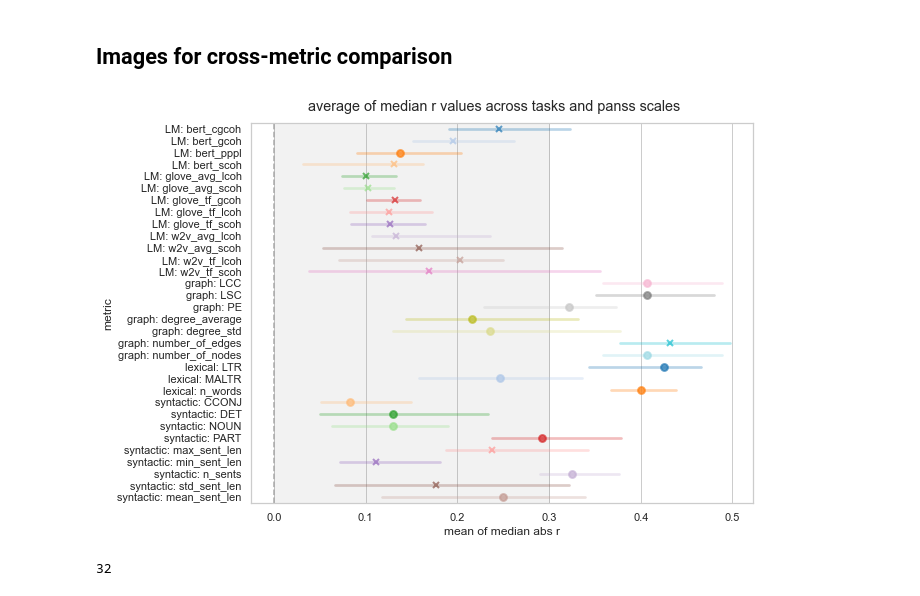
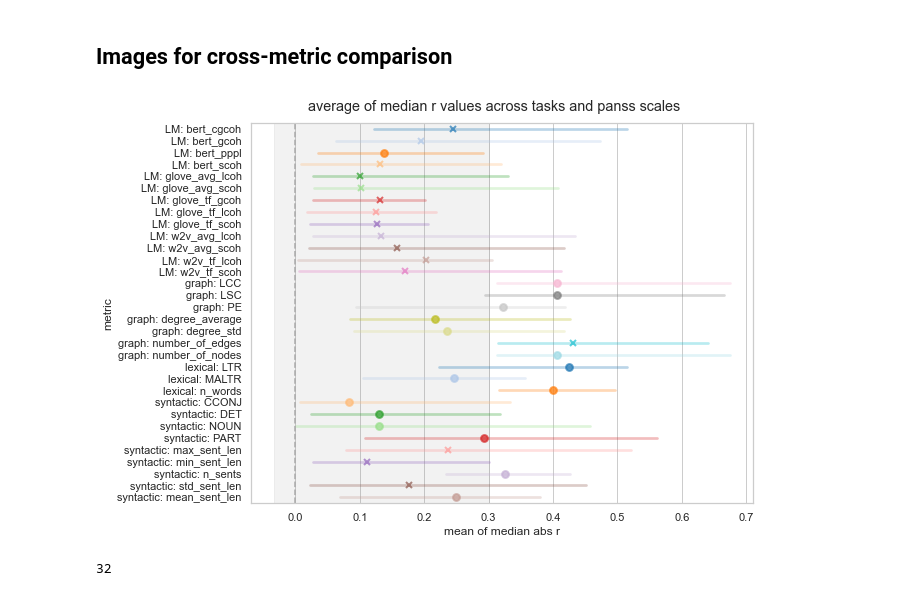
Before and after one commit to flying-bear/NLP_NAP_Benchmarking, a Jupyter notebook: analyse_ru.ipynb, the cells around one changed output. Drawn from its saved outputs; the diff is of its cells as text; code cells hidden in the pictures.

```diff
--- a/analyse_ru.ipynb
+++ b/analyse_ru.ipynb
@@ -687,7 +952,7 @@ for task in TASKS:
 # %% [markdown]
 ### Plot vertical bar plots for LMs
 # %%
-def plot_LM_scales_for_task(df, title, measure='r', plot_abs=False, figsize=(18, 18), order=order, sz=False):
+def plot_LM_scales_for_task(df, title, measure='r', plot_abs=False, figsize=(18, 18), order=order, sz=False, errorbar=ERRORBAR):
     ab = 'abs ' if plot_abs else ''
     absolute_value = f' (absolute r value)' if plot_abs else ''
     sz_ = '_sz' if sz else ''
@@ -700,7 +965,7 @@ def plot_LM_scales_for_task(df, title, measure='r', plot_abs=False, figsize=(18,
     for i, scale in enumerate(panss_order):
         ax = axs[i]
         d = prep_LM_pointplot(df.loc['LM', scale], measure, plot_abs=plot_abs)
-        pointplot(d, x='model', y=measure, hue='metric', ax=ax, order=order, use_errorbar=True)
+        pointplot(d, x='model', y=measure, hue='metric', ax=ax, order=order, use_errorbar=True, errorbar=errorbar)
         ax.set_title(f'{ab}{measure} {scale}')
 
     add_grey(axes[:2, :], line_dir='h')
@@ -719,12 +984,12 @@ def plot_LM_scales_for_task(df, title, measure='r', plot_abs=False, figsize=(18,
             ax.set_ylabel('abs ' + measure)
 
     d = prep_LM_pointplot(df.loc['LM', 'panss_o'], 'ps_r_td.severity' + sz_, plot_abs=plot_abs)
-    pointplot(d, x='model', y='ps_r_td.severity' + sz_, hue='metric', ax=axes[2, 0], order=order, use_errorbar=True)
+    pointplot(d, x='model', y='ps_r_td.severity' + sz_, hue='metric', ax=axes[2, 0], order=order, use_errorbar=True, errorbar=errorbar)
     axes[2, 0].set_title(f'pseudo r squared td severity')
     axes[2, 0].set_ylabel('pseudo r squared')
 
     d = prep_LM_pointplot(df.loc['LM', 'panss_o'], 'ps_r_dep.severity' + sz_, plot_abs=plot_abs)
-    pointplot(d, x='model', y='ps_r_dep.severity' + sz_, hue='metric', ax=axes[2, 1], order=order, use_errorbar=True)
+    pointplot(d, x='model', y='ps_r_dep.severity' + sz_, hue='metric', ax=axes[2, 1], order=order, use_errorbar=True, errorbar=errorbar)
     axes[2, 1].set_title(f'pseudo r squared dep severity')
     axes[2, 1].set_ylabel('pseudo r squared')
 
@@ -743,7 +1008,7 @@ def plot_LM_scales_for_task(df, title, measure='r', plot_abs=False, figsize=(18,
 # %%
 def plot_all_LM_for_task(df, task, path=PATH_FIG, dpi=150, plot_abs=False, figsize=(9, 6),
                          control_cols=['r_corr_w_control'], control_col_names=['mean sentence length'],
-                         figparams=figprms, sz=False):
+                         figparams=figprms, sz=False, errorbar=ERRORBAR):
     ab = 'abs_' if plot_abs else ''
     absolute_value = f' (absolute r value)' if plot_abs else ''
     sz_ = '_sz' if sz else ''
@@ -752,7 +1017,7 @@ def plot_all_LM_for_task(df, task, path=PATH_FIG, dpi=150, plot_abs=False, figsi
         raise ValueError('The names of the columns must match the columns in length.')
 
     fig = plot_LM_scales_for_task(df, f'cross-scale comparison for LM metrics across models on {task} task',
-                                  plot_abs=plot_abs, sz=sz)
+                                  plot_abs=plot_abs, sz=sz, errorbar=errorbar)
     plt.savefig(f'{path}LM/{task}/model/{ab}scale_r{sz_}.png', dpi=dpi, bbox_inches='tight')
     plt.close(fig)
 
@@ -761,7 +1026,7 @@ def plot_all_LM_for_task(df, task, path=PATH_FIG, dpi=150, plot_abs=False, figsi
         d_lm_t[t] = d_lm_t[t] * -1
         fig, ax = plt.subplots(1, 1, figsize=figsize)
         fig.suptitle(f'group difference between {t_name} (t-test) for LM metrics across models on {task} task')
-        pointplot(d_lm_t, x='model', y=t, hue='metric', ax=ax, order=order, use_errorbar=True)
+        pointplot(d_lm_t, x='model', y=t, hue='metric', ax=ax, order=order, use_errorbar=True, errorbar=errorbar)
         add_grey(ax, r=2, line_dir='h')
         plt.savefig(f'{path}LM/{task}/model/{t}.png', dpi=dpi, bbox_inches='tight')
         plt.close(fig)
@@ -775,7 +1040,7 @@ def plot_all_LM_for_task(df, task, path=PATH_FIG, dpi=150, plot_abs=False, figsi
         ax = axes[i] if len(control_cols) > 1 else axes
         d_lm_c = prep_LM_pointplot(df.loc['LM', 'panss_o'], control_col + sz_, plot_abs=plot_abs)
         pointplot(d_lm_c, x='model', y=control_col + sz_, hue='metric', ax=ax, order=order,
-                  use_errorbar=True)
+                  use_errorbar=True, errorbar=errorbar)
         add_grey(ax, line_dir='h')
         ax.set_ylabel(f'{name} r' if not plot_abs else f'{name} abs r')
     plt.savefig(f'{path}LM/{task}/model/{ab}corr_verbosity{sz_}.png', dpi=dpi, bbox_inches='tight')
@@ -792,13 +1057,13 @@ def plot_all_LM_for_task(df, task, path=PATH_FIG, dpi=150, plot_abs=False, figsi
     for i, control_col in enumerate(control_cols):
         ax0 = axes[i, 0] if len(control_cols) > 1 else axes[0]
         ax1 = axes[i, 1] if len(control_cols) > 1 else axes[1]
-        pointplot(d_lm_t, x='model', y='t', hue='metric', ax=ax1, order=order, use_errorbar=True)
+        pointplot(d_lm_t, x='model', y='t', hue='metric', ax=ax1, order=order, use_errorbar=True, errorbar=errorbar)
         ax1.set_title('group difference between control and psychosis (t-test)')
         add_grey(ax1, r=2, line_dir='h')
         name = control_col_names[i]
         d_lm_c = prep_LM_pointplot(df.loc['LM', 'panss_o'], control_col + sz_, plot_abs=plot_abs)
         pointplot(d_lm_c, x='model', y=control_col + sz_, hue='metric', ax=ax0, order=order,
-                  use_errorbar=True)
+                  use_errorbar=True, errorbar=errorbar)
         add_grey(ax0, line_dir='h')
         ax0.set_ylabel(f'{name} r' if not plot_abs else f'{name} abs r')
         add_grey(ax0, line_dir='h')
@@ -810,4 +1075,4 @@ for task in TASKS:
         for sz in [False, True]:
              for plot_abs in [False, True]:
                 plot_all_LM_for_task(reformed_d[task], task=task, plot_abs=plot_abs,
-                                     control_cols=verbosity_control_cols, control_col_names=control_col_names, sz=sz)
+                                     control_cols=verbosity_control_cols, control_col_names=control_col_names, sz=sz, errorbar=ERRORBAR)
@@ -862,7 +1122,7 @@ def select_bad_len_metrics(row, rc=0.3):
     ok_len = pd.isna(row['panss_total', 'r_corr_w_control']) or abs(row['panss_total', 'r_corr_w_control']) <= rc
     return not ok_len
 # %%
-median_bootstrap = pd.DataFrame(reform).applymap(np.nanmedian)
+median_bootstrap = pd.DataFrame(reform_wo_o).applymap(np.nanmedian)
 # %%
 idxs = {}
 idxs_scale = {scale: set() for scale in panss_ + ('ps_r_dep.severity', 'ps_r_td.severity')}
@@ -1188,17 +1490,17 @@ plt.close(fig)
 # %%
 ms = sorted(list(set([y for x in idxs_scale.values() for y in x] + [y for x in idxs_bb_scale.values() for y in x])))
 markers = ['o' if pd.isna(mean_abs_corr_len[m]) or mean_abs_corr_len[m] <= 0.3 else 'x' for m in sort_index(ms)]
 median_asb_r = pd.DataFrame(abs_med_df.loc[ms][panss_idx].apply(lambda x: x.to_list(), axis=1),
                             columns=['mean of median abs r'])
 
 d = prep_horizontal_pointplot_errobar_data(median_asb_r, 'mean of median abs r')
 fig, ax = plt.subplots(1, 1, figsize=(9, 7))
-pointplot_horizontal(d, 'mean of median abs r', ax, markers=markers)
+pointplot_horizontal(d, 'mean of median abs r', ax, markers=markers, errorbar=ERRORBAR)
 add_grey(ax)
 fig.suptitle('average of median r values across tasks and panss scales', y=0.925);
 plt.savefig(f'{PATH_FIG}/cross_task_compare_r.png', dpi=150, bbox_inches='tight')
 # %% [output]
-[figure, old version]
+[figure, new version]
 # %%
 len(ms)
 # %% [output]
```
Also changed, not shown: parts of 106 cells of this notebook, 4 other files.
